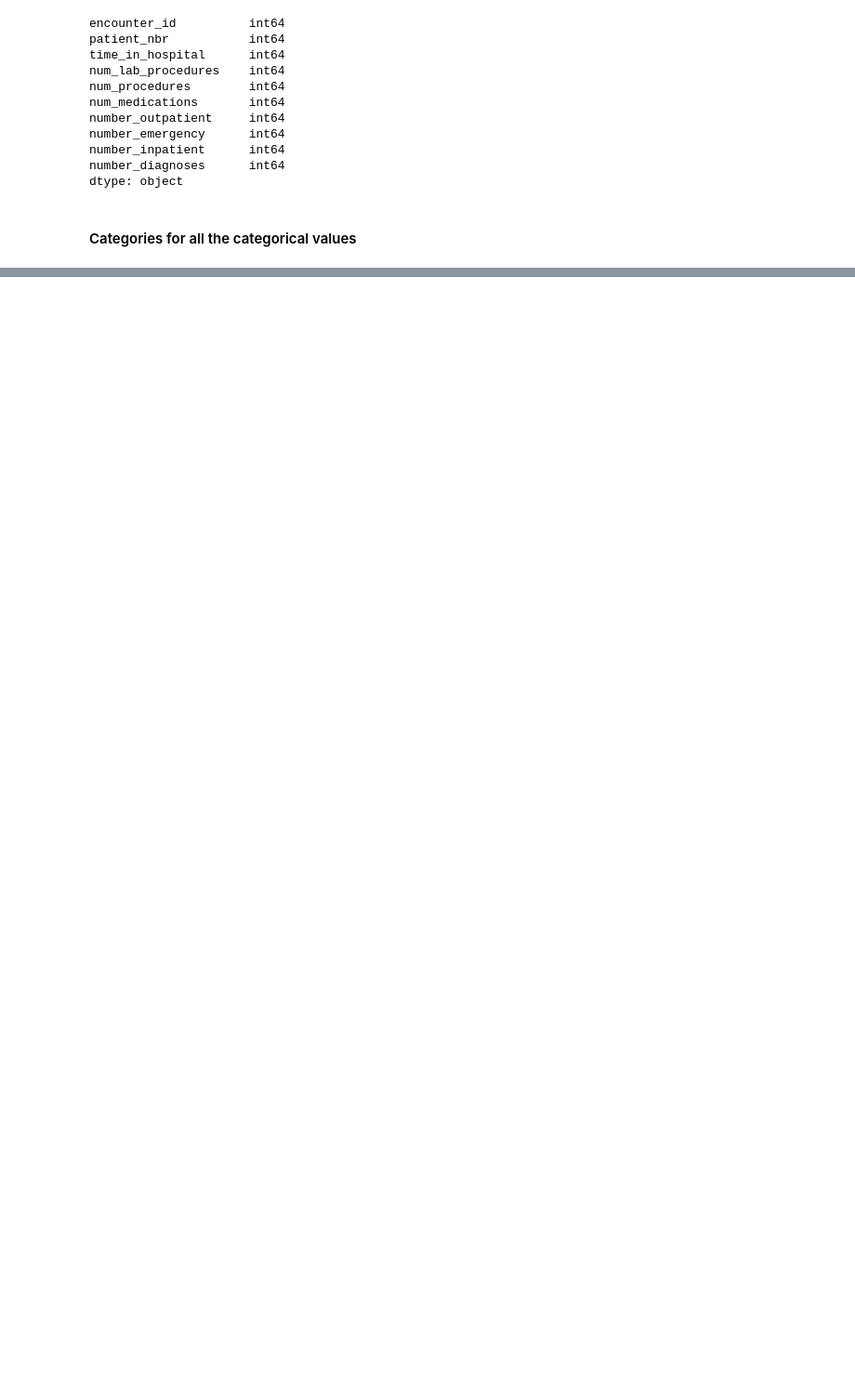
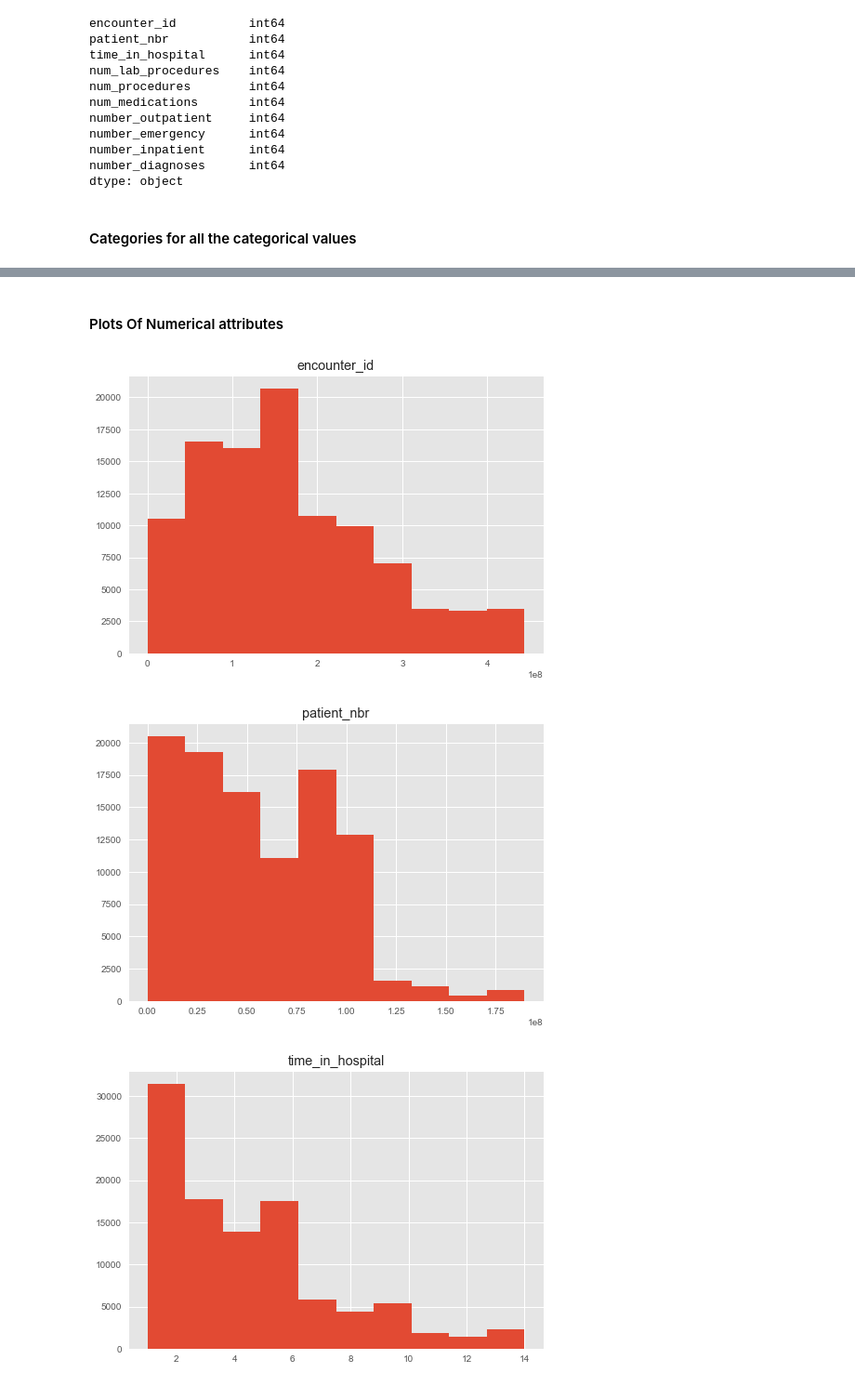
Before and after one commit to karthikreddymathuru/Internship, a Jupyter notebook: internship.ipynb, the cells around one changed output, grey strips where cells are left out. Shown at 93% size. Saved outputs shown, nothing was run; the diff lists cells and outputs as text; code cells hidden in the pictures; blank space fills up the shorter version.

```diff
--- a/internship.ipynb
+++ b/internship.ipynb
@@ -145,6 +147,6 @@ dtype: object
 #### Categories for all the categorical values
 # %%
 for i in diabetes_cat_attr:
+    i = pd.crosstab(diabetes_cat_attr[i],columns="count")
     print(i)
-    print(diabetes_cat_attr[i].cat.categories)
 # %% [output]
@@ -168,7 +170,7 @@ Index(['<30', '>30', 'NO'], dtype='object')
 # %%
-a = [diabetes_num_attr,diabetes_cat_attr]
+a = [diabetes_num_attr,diabetes.weight,diabetes_cat_attr]
 
 diabetes_new = pd.concat(a,axis=1)
-
-diabetes_new.dtypes
+print(diabetes_new.shape)
+print(diabetes_new.dtypes)
 # %% [output]
@@ -244,0 +242,7 @@ Categories (0, float64): []
+# %%
+a = ['race','payer_code','weight','medical_specialty','diag_1','diag_2','diag_3']
+
+for i in a :
+    diabetes_new[i] = diabetes_new[i].replace("?",np.NAN)
+# %%
+diabetes_new.gender = diabetes_new.gender.replace("Unknown/Invalid",np.NAN)
@@ -244,0 +269,9 @@ Categories (0, float64): []
+# %% [markdown]
+#### Plots Of Numerical attributes
+# %%
+for i in diabetes_num_attr:
+    diabetes_new.hist(i)
+# %% [output]
+[figure, added]
+[figure, added]
+[figure, added]
```
Also changed, not shown: parts of 23 cells of this notebook, 4 other files.
